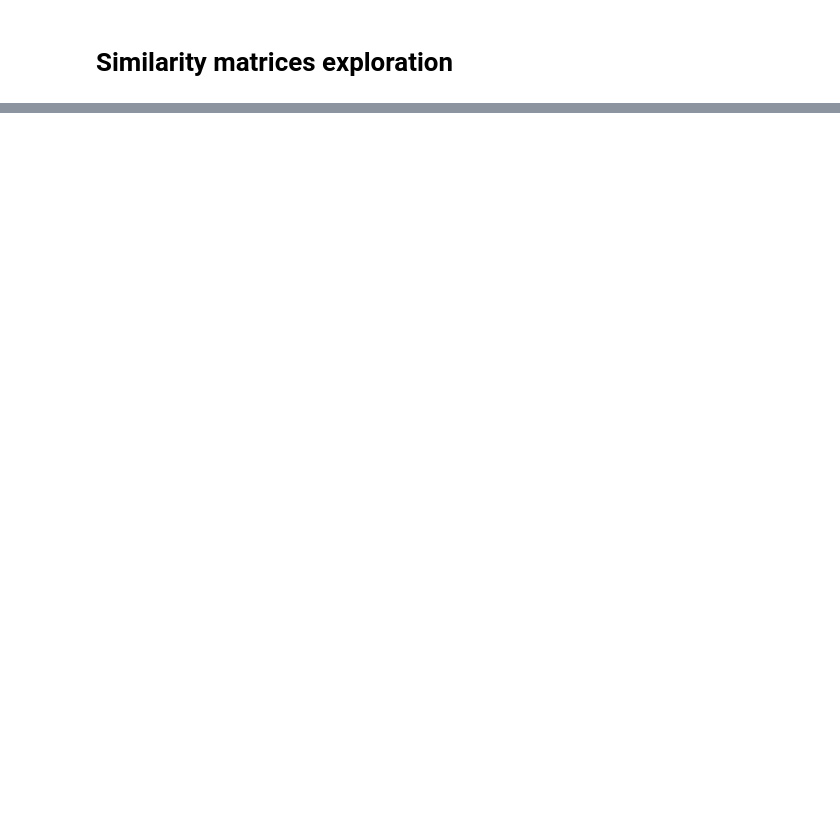
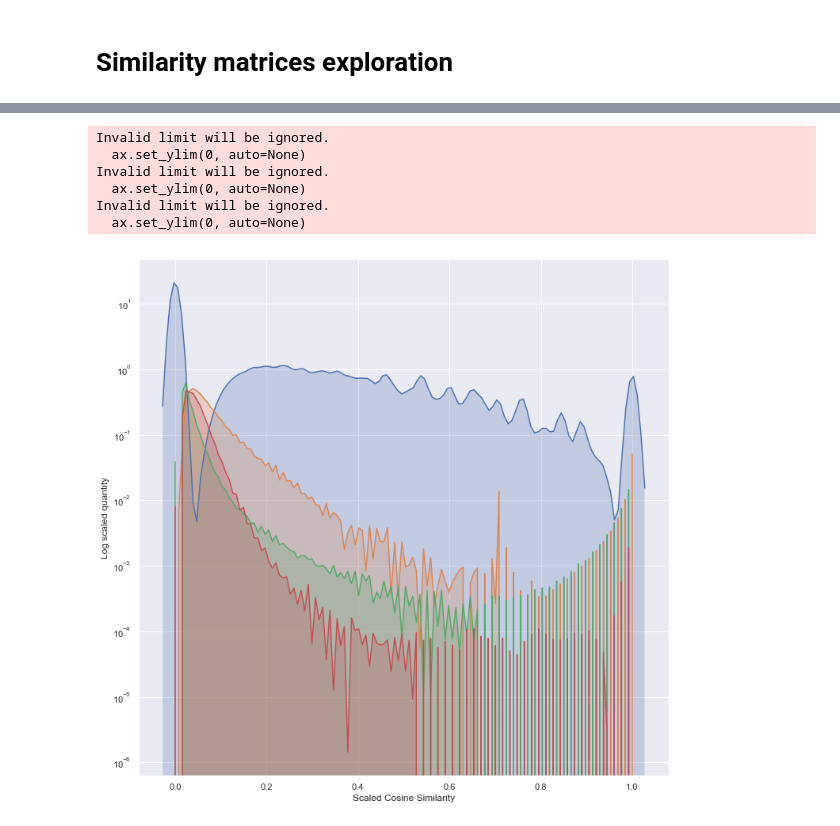
Before and after one commit to antoine-spahr/NTDS, a Jupyter notebook: Project/Prior Exploration.ipynb, the cells around one changed output, grey strips where cells are left out. Cells and saved outputs as stored; diff of their text form; code cells hidden in the pictures; blank space fills up the shorter version.

```diff
--- a/Project/Prior Exploration.ipynb
+++ b/Project/Prior Exploration.ipynb
@@ -103,0 +102,19 @@ plt.show()
+# %%
+# Still to improve!!!!!!
+for name, mat, ax in zip(feat_names, adj_mat, axs.reshape(-1)):
+    sns.set(rc={'figure.figsize':(12,12)})
+    ax = sns.kdeplot(mat.values.ravel(), shade=True)
+
+    ax.set_xlabel('Scaled Cosine Similarity',size=12)
+    ax.set_ylabel('Log scaled quantity',size=12)
+    plt.yscale('log')
+
+plt.show()
+# %% [output]
+Invalid limit will be ignored.
+  ax.set_ylim(0, auto=None)
+Invalid limit will be ignored.
+  ax.set_ylim(0, auto=None)
+Invalid limit will be ignored.
+  ax.set_ylim(0, auto=None)
+[figure, added]
```
Also changed, not shown: parts of 11 cells of this notebook.
